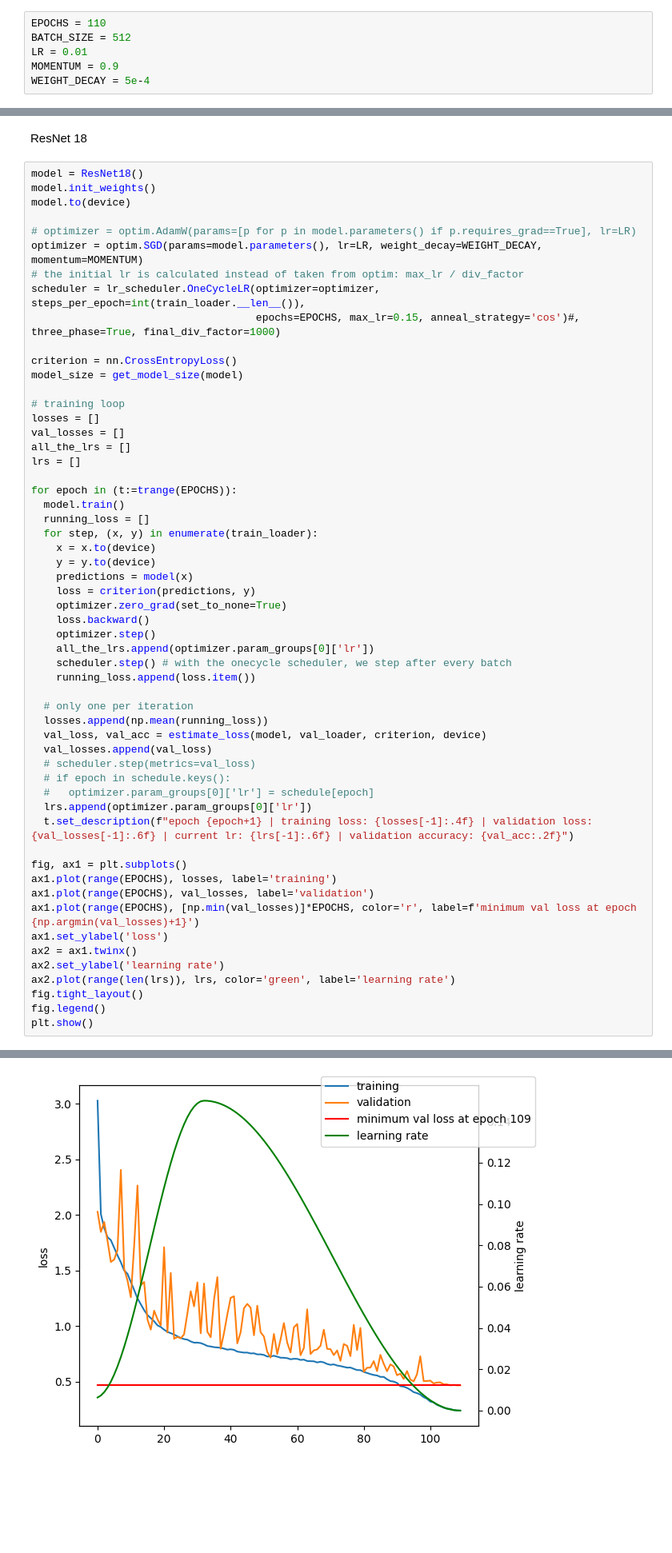
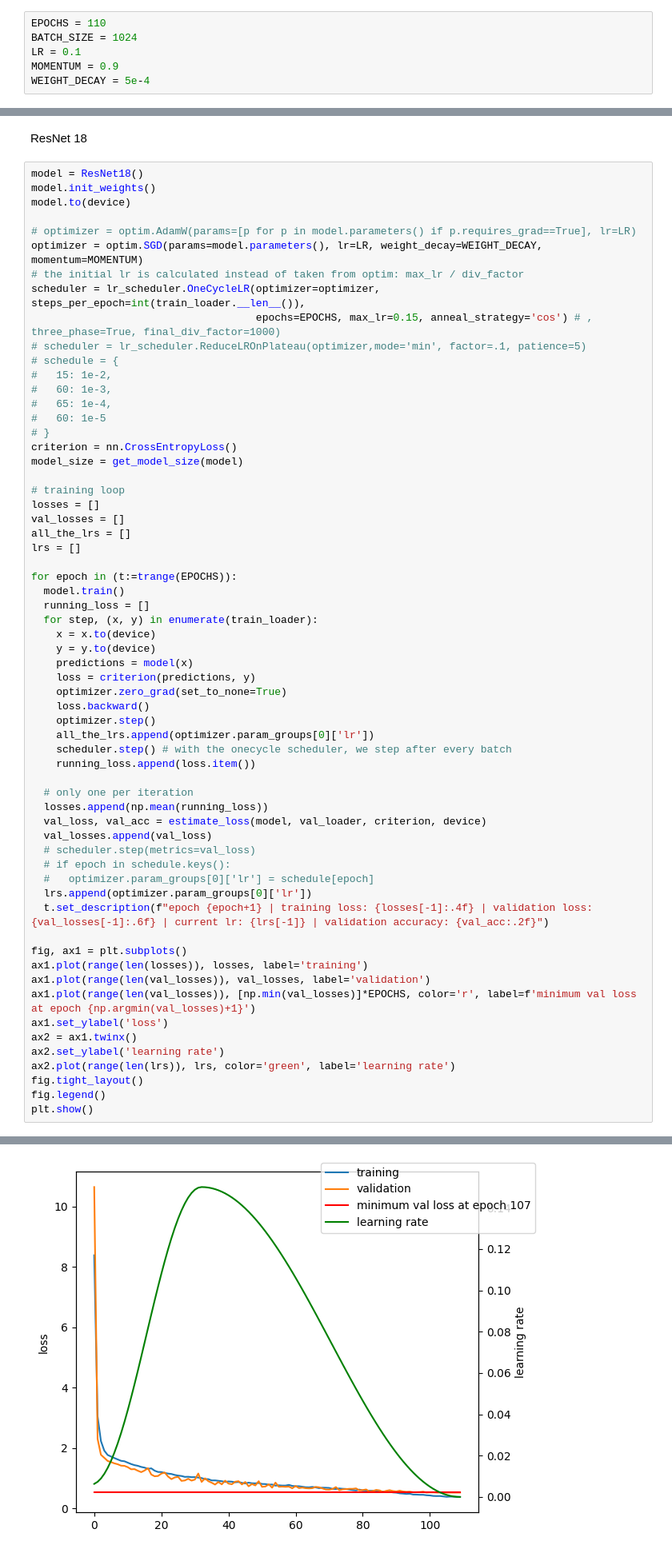
Before and after one commit to krispypancakes/vision-stuff, a Jupyter notebook: notebooks/cifar_convnet.ipynb, the cells around one changed output, grey strips where cells are left out. Shown at 80% size. Cells and saved outputs as stored; diff of their text form; blank space fills up the shorter version.

Commit message:
visualizing wip

```diff
--- a/notebooks/cifar_convnet.ipynb
+++ b/notebooks/cifar_convnet.ipynb
@@ -27,8 +27,8 @@ The autoreload extension is already loaded. To reload it, use:
 <torch._C.Generator at 0x...>
 # %%
 EPOCHS = 110
-BATCH_SIZE = 512
-LR = 0.01
+BATCH_SIZE = 1024
+LR = 0.1
 MOMENTUM = 0.9
 WEIGHT_DECAY = 5e-4
 # %%
@@ -73,8 +75,14 @@ model.to(device)
 optimizer = optim.SGD(params=model.parameters(), lr=LR, weight_decay=WEIGHT_DECAY, momentum=MOMENTUM)
 # the initial lr is calculated instead of taken from optim: max_lr / div_factor
 scheduler = lr_scheduler.OneCycleLR(optimizer=optimizer, steps_per_epoch=int(train_loader.__len__()),
-                                    epochs=EPOCHS, max_lr=0.15, anneal_strategy='cos')#, three_phase=True, final_div_factor=1000)
-
+                                    epochs=EPOCHS, max_lr=0.15, anneal_strategy='cos') # , three_phase=True, final_div_factor=1000)
+# scheduler = lr_scheduler.ReduceLROnPlateau(optimizer,mode='min', factor=.1, patience=5)
+# schedule = {
+#   15: 1e-2,
+#   60: 1e-3,
+#   65: 1e-4,
+#   60: 1e-5
+# }
 criterion = nn.CrossEntropyLoss()
 model_size = get_model_size(model)
 
@@ -91,38 +99,38 @@ for epoch in (t:=trange(EPOCHS)):
     x = x.to(device)
     y = y.to(device)
     predictions = model(x)
     loss = criterion(predictions, y)
     optimizer.zero_grad(set_to_none=True)
     loss.backward()
     optimizer.step()
     all_the_lrs.append(optimizer.param_groups[0]['lr'])
     scheduler.step() # with the onecycle scheduler, we step after every batch
     running_loss.append(loss.item())
 
   # only one per iteration
   losses.append(np.mean(running_loss))
   val_loss, val_acc = estimate_loss(model, val_loader, criterion, device)
   val_losses.append(val_loss)
   # scheduler.step(metrics=val_loss)
   # if epoch in schedule.keys():
   #   optimizer.param_groups[0]['lr'] = schedule[epoch]
   lrs.append(optimizer.param_groups[0]['lr'])
-  t.set_description(f"epoch {epoch+1} | training loss: {losses[-1]:.4f} | validation loss: {val_losses[-1]:.6f} | current lr: {lrs[-1]:.6f} | validation accuracy: {val_acc:.2f}")
+  t.set_description(f"epoch {epoch+1} | training loss: {losses[-1]:.4f} | validation loss: {val_losses[-1]:.6f} | current lr: {lrs[-1]} | validation accuracy: {val_acc:.2f}")
 
 fig, ax1 = plt.subplots()
-ax1.plot(range(EPOCHS), losses, label='training')
-ax1.plot(range(EPOCHS), val_losses, label='validation')
-ax1.plot(range(EPOCHS), [np.min(val_losses)]*EPOCHS, color='r', label=f'minimum val loss at epoch {np.argmin(val_losses)+1}')
+ax1.plot(range(len(losses)), losses, label='training')
+ax1.plot(range(len(val_losses)), val_losses, label='validation')
+ax1.plot(range(len(val_losses)), [np.min(val_losses)]*EPOCHS, color='r', label=f'minimum val loss at epoch {np.argmin(val_losses)+1}')
 ax1.set_ylabel('loss')
 ax2 = ax1.twinx()
 ax2.set_ylabel('learning rate')
 ax2.plot(range(len(lrs)), lrs, color='green', label='learning rate')
 fig.tight_layout()
 fig.legend()
 plt.show()
 # %% [output]
 model size: 18.756 MB
-[figure, old version]
+[figure, new version]
 # %%
 # inspect the graph
 from torch.utils.tensorboard import SummaryWriter
```
Also changed, not shown: parts of 30 cells of this notebook.
